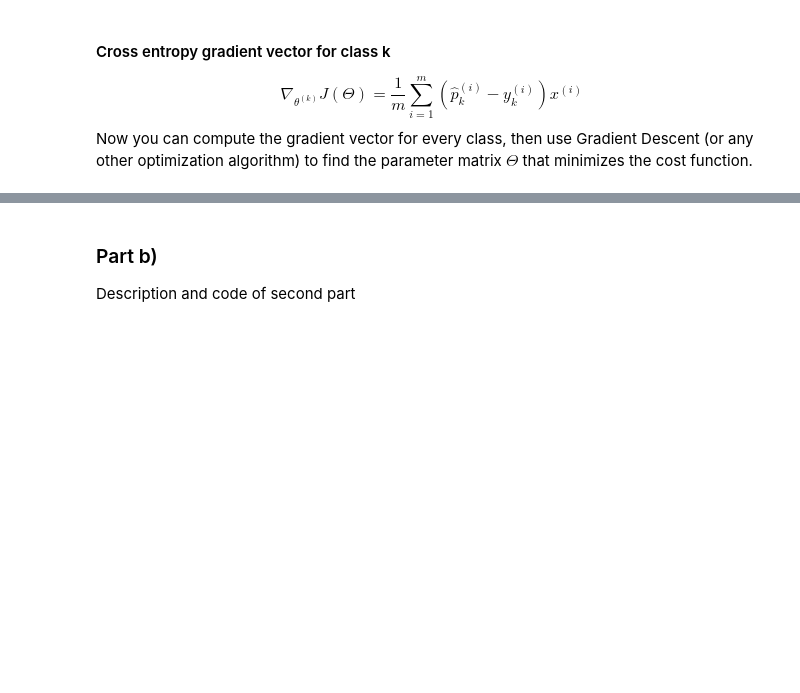
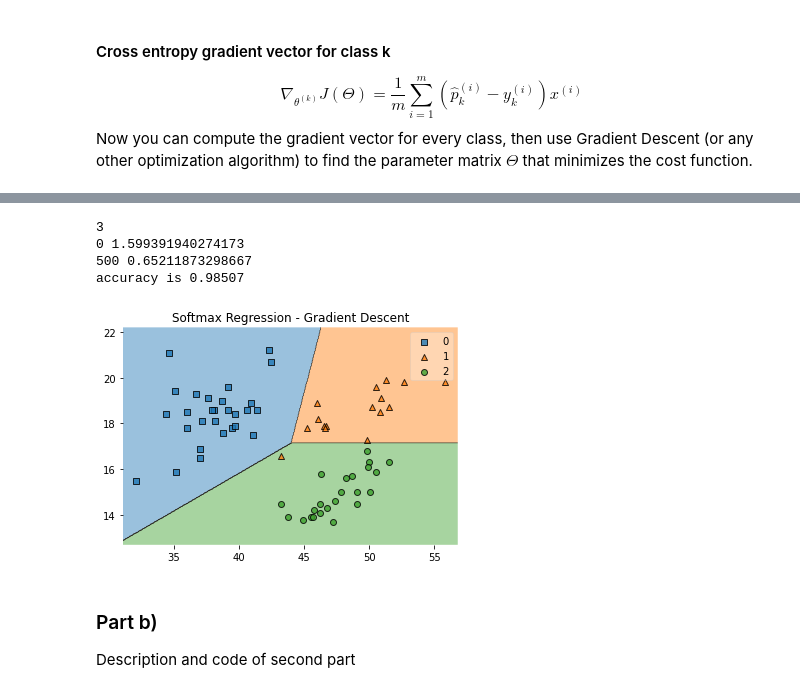
Before and after one commit to MohammadRouintan/Implementation-LinearRegression-From-Scratch, a Jupyter notebook: SoftmaxRegression.ipynb, the cells around one changed output, grey strips where cells are left out. Drawn from its saved outputs; the diff is of its cells as text; code cells hidden in the pictures; blank space fills up the shorter version.

```diff
--- a/SoftmaxRegression.ipynb
+++ b/SoftmaxRegression.ipynb
@@ -130,0 +171,3 @@ After each cell, you should explain your entire code. Please consider clean code
+# %%
+penguins = pd.read_csv('Datasets/penguins.csv')
+penguins.head(10)
@@ -130,0 +186,3 @@ After each cell, you should explain your entire code. Please consider clean code
+# %%
+penguins.dropna(axis=0, inplace=True)
+penguins
@@ -131,3 +203,25 @@ After each cell, you should explain your entire code. Please consider clean code
+# %%
+from sklearn.preprocessing import OrdinalEncoder
+ord_enc = OrdinalEncoder()
+penguins_X = penguins[['bill_length_mm', 'bill_depth_mm']].values
+penguins_y = penguins['species'].values
+penguins_y = ord_enc.fit_transform(penguins_y.reshape(-1, 1)).astype(np.int32).squeeze()
+x_train, x_test, y_train, y_test = train_test_split(penguins_X, penguins_y, test_size=0.2, random_state=40)
+softmax_regression = make_pipeline(StandardScaler(), SoftmaxRegression(eta=0.01, epochs=1000))
+# %%
+softmax_regression.fit(x_train, y_train)
+y_pred = softmax_regression.predict(x_test)
+accuracy_score = np.mean(y_pred == y_test)
+print(f'accuracy is {accuracy_score:.5f}')
+plot_decision_regions(x_test, y_test, clf=softmax_regression)
+plt.title('Softmax Regression - Gradient Descent')
+plt.show()
+# %% [output]
+3
+0 1.599391940274173
+500 0.65211873298667
+accuracy is 0.98507
+[figure, added]
 # %% [markdown]
 ### Part b)
 Description and code of second part
```
Also changed, not shown: parts of 8 cells of this notebook, 1 other file.
